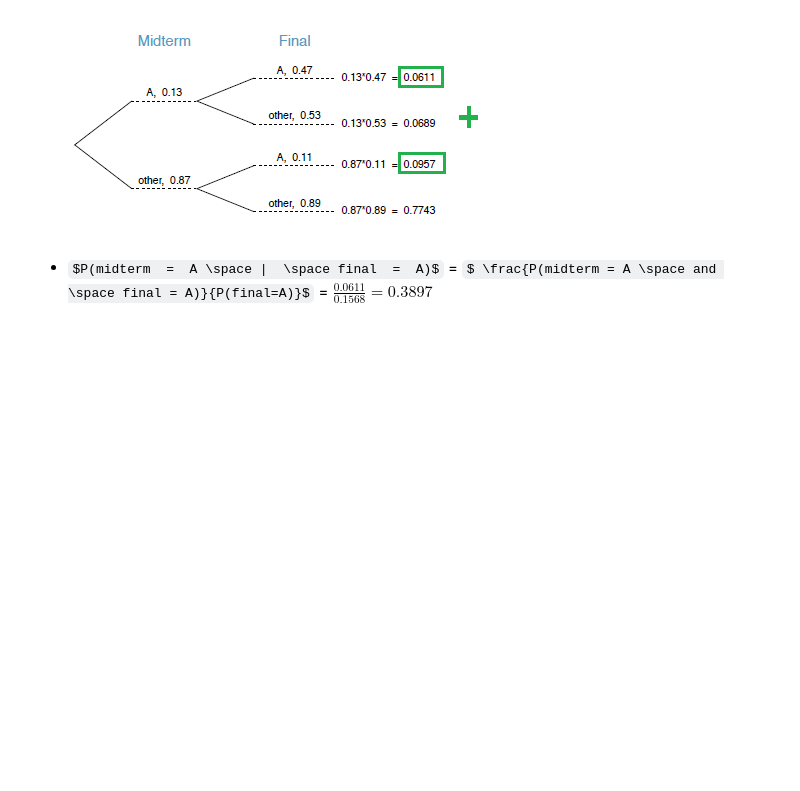
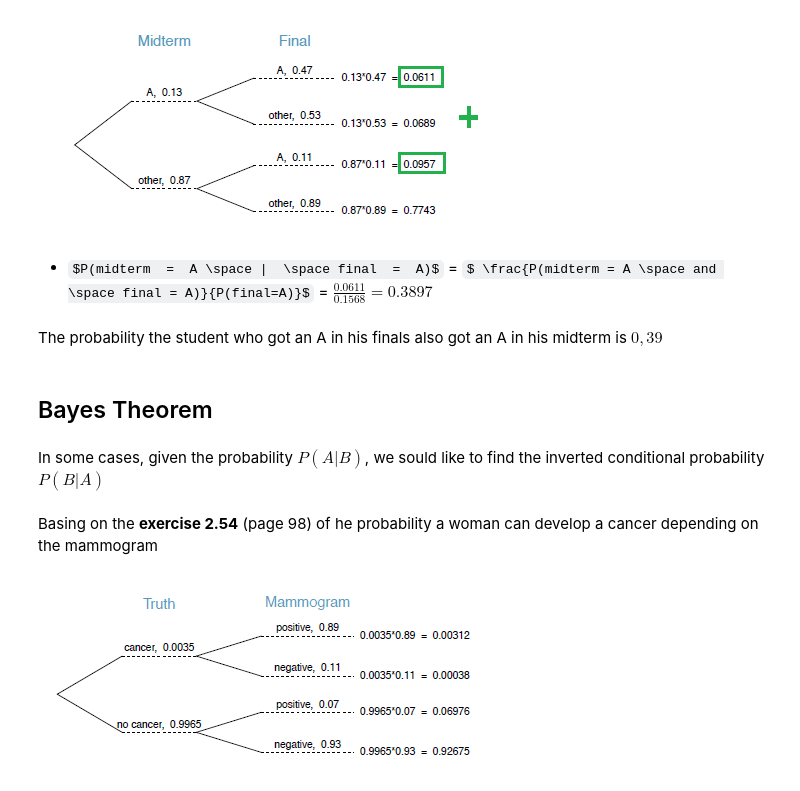
Before and after one commit to chikoungoun/OpenIntro, a Jupyter notebook: Chapter 2/Chap2_Bayes_Theorem.ipynb, the cells around one changed output. Saved outputs shown, nothing was run; the diff lists cells and outputs as text; code cells hidden in the pictures; some formulas as TeX source; blank space fills up the shorter version.

Commit message:
Bayes Example and Bayes Rule

```diff
--- a/Chapter 2/Chap2_Bayes_Theorem.ipynb
+++ b/Chapter 2/Chap2_Bayes_Theorem.ipynb
@@ -39,3 +39,16 @@ Image(filename="img/mf_final.png")
 [figure]
 # %% [markdown]
  * $P(midterm  =  A \space |  \space final  =  A)$ = $ \frac{P(midterm = A \space and \space final = A)}{P(final=A)}$ = $\frac{0.0611}{0.1568} = 0.3897$
+# %% [markdown]
+The probability the student who got an A in his finals also got an A in his midterm is  $0,39$
+# %% [markdown]
+## Bayes Theorem
+# %% [markdown]
+In some cases, given the probability $P(A|B)$, we sould like to find the inverted conditional probability $P(B|A)$
+# %% [markdown]
+Basing on the **exercise 2.54** (page 98) of he probability a woman can develop a cancer depending on the mammogram
+# %%
+from IPython.display import Image
+Image(filename="img/breast_cancer.png")
+# %% [output]
+[figure, added]
```
Also changed, not shown: parts of 16 cells of this notebook.
